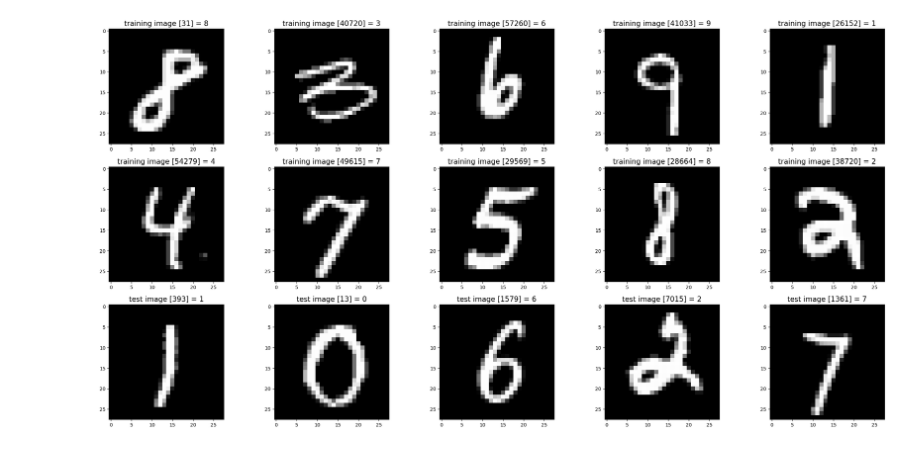
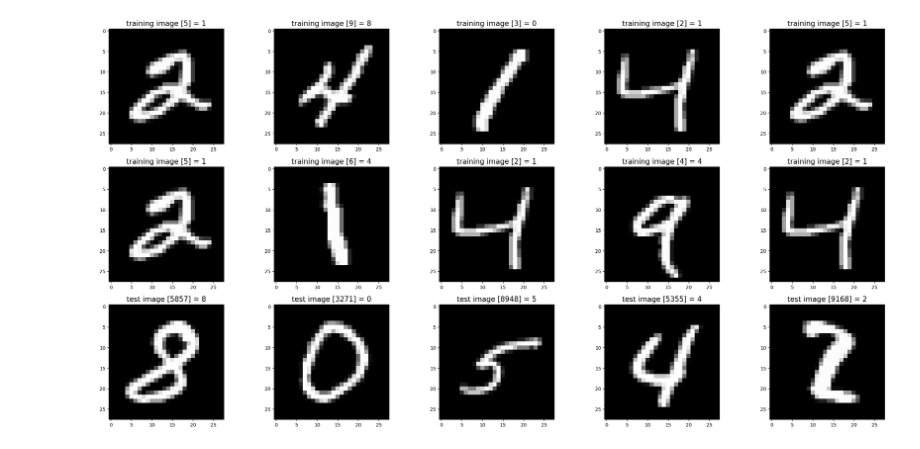
Before and after one commit to shaanCh/Data_Science-Machine_Learning, a Jupyter notebook: Projects/NeuralNetRaw.ipynb, the cells around one changed output. Saved outputs shown, nothing was run; the diff lists cells and outputs as text; code cells hidden in the pictures.

```diff
--- a/Projects/NeuralNetRaw.ipynb
+++ b/Projects/NeuralNetRaw.ipynb
@@ -0,0 +35,3 @@
+# %%
+model = SGDClassifier(random_state=42)
+model.fit(x_train, y_train)
@@ -0,0 +40,2 @@
+# %%
+y_pred = model.predict(x_test)
@@ -0,0 +60,12 @@
+# %%
+ytest_list = y_test.tolist()
+ypred_list = y_pred.tolist()
+
+ExactlyCorrect = 0
+for actual, prediction in zip(ytest_list, ypred_list):
+    print(f"Actual: {actual}, Prediction: {prediction}")
+    if actual == prediction:
+        ExactlyCorrect+= 1
+
+print()
+print(f"NUmber of times Prediction correctly predicted exact acutal number: {ExactlyCorrect}")
@@ -0,0 +109,18 @@
+# %%
+notrightindex = []
+wrong_pred = []
+actualNumb = []
+
+# loop over both lists and compare the elements at each index
+for i in range(len(ytest_list)):
+    if ytest_list[i] != ypred_list[i]:
+        notrightindex.append(i)
+        print("Index", i, "is different:", ytest_list[i], "!=", ypred_list[i])
+print(notrightindex)
+
+for i in notrightindex:
+    wrong_pred.append(int(ypred_list[i]))
+    actualNumb.append(int(ytest_list[i]))
+
+print(wrong_pred[:10])
+print(actualNumb[:10])
@@ -45,7 +196,7 @@ class MnistDataloader(object):
 # %%
 # Set file paths based on added MNIST Datasets
 #
-input_path = 'C:\\Users\\schauhan2\\Downloads\\MNIST Data'
+input_path = 'C:\\Users\\shaan\\Downloads\\MNIST_images'
 training_images_filepath = join(input_path, 'train-images-idx3-ubyte/train-images-idx3-ubyte')
 training_labels_filepath = join(input_path, 'train-labels-idx1-ubyte/train-labels-idx1-ubyte')
 test_images_filepath = join(input_path, 't10k-images-idx3-ubyte/t10k-images-idx3-ubyte')
@@ -63,36 +214,37 @@ def show_images(images, title_texts):
         image = x[0]
         title_text = x[1]
         plt.subplot(rows, cols, index)
         plt.imshow(image, cmap=plt.cm.gray)
         if (title_text != ''):
             plt.title(title_text, fontsize = 15);
         index += 1
 
 #
 # Load MINST dataset
 #
 mnist_dataloader = MnistDataloader(training_images_filepath, training_labels_filepath, test_images_filepath, test_labels_filepath)
 (x_train, y_train), (x_test, y_test) = mnist_dataloader.load_data()
 
 #
 # Show some random training and test images
 #
 images_2_show = []
 titles_2_show = []
 for i in range(0, 10):
-    r = random.randint(1, 60000)
+    #r = random.randint(1, 60000)
+    r = actualNumb[i]
 
     images_2_show.append(x_train[r])
-    titles_2_show.append('training image [' + str(r) + '] = ' + str(y_train[r]))
+    titles_2_show.append('training image [' + str(r) + '] = ' + str(y_pred[r]))
 
 for i in range(0, 5):
     r = random.randint(1, 10000)
     images_2_show.append(x_test[r])
     titles_2_show.append('test image [' + str(r) + '] = ' + str(y_test[r]))
 
 show_images(images_2_show, titles_2_show)
 # %% [output]
-[figure, old version]
+[figure, new version]
 # %%
 print(x_train[0])
 # %% [output]
```
Also changed, not shown: parts of 13 cells of this notebook, 1 other file.
